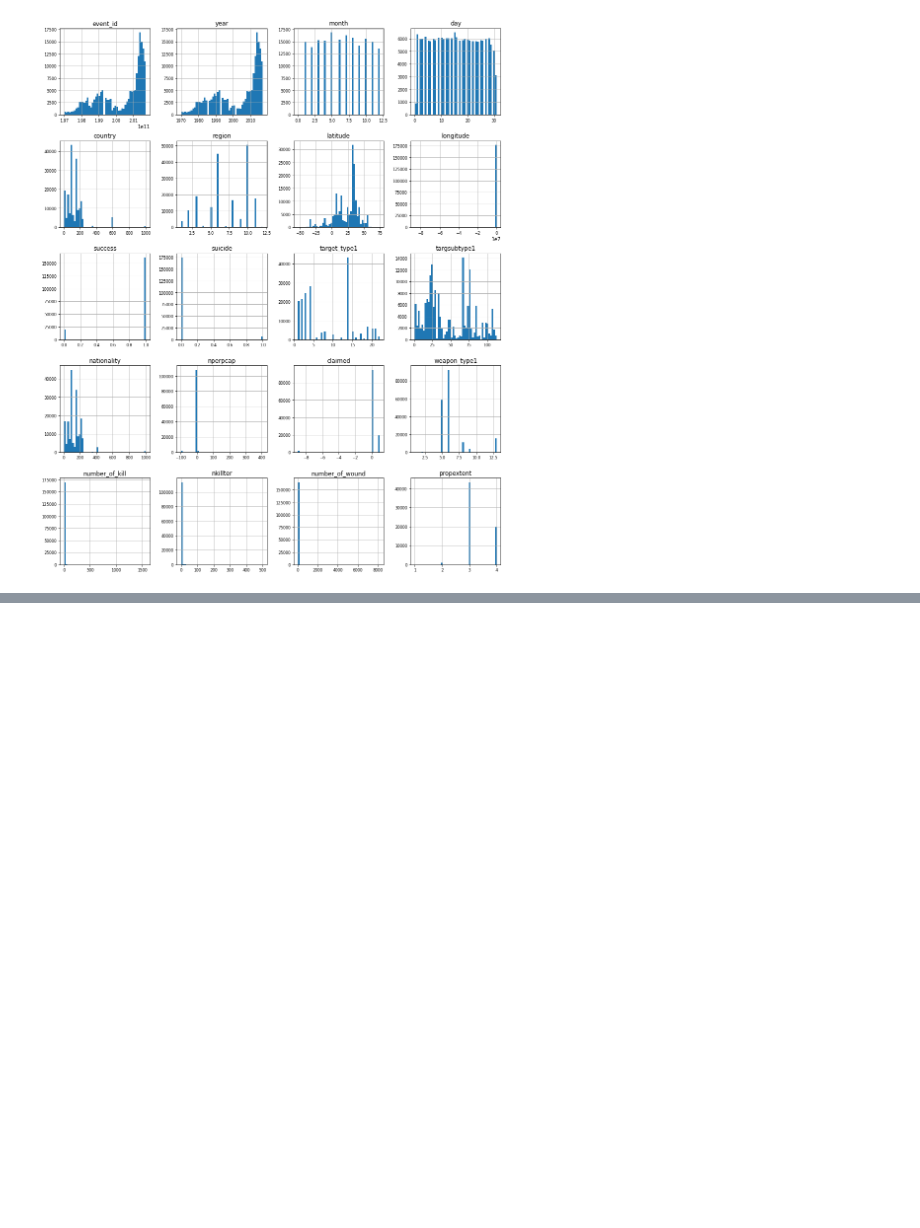
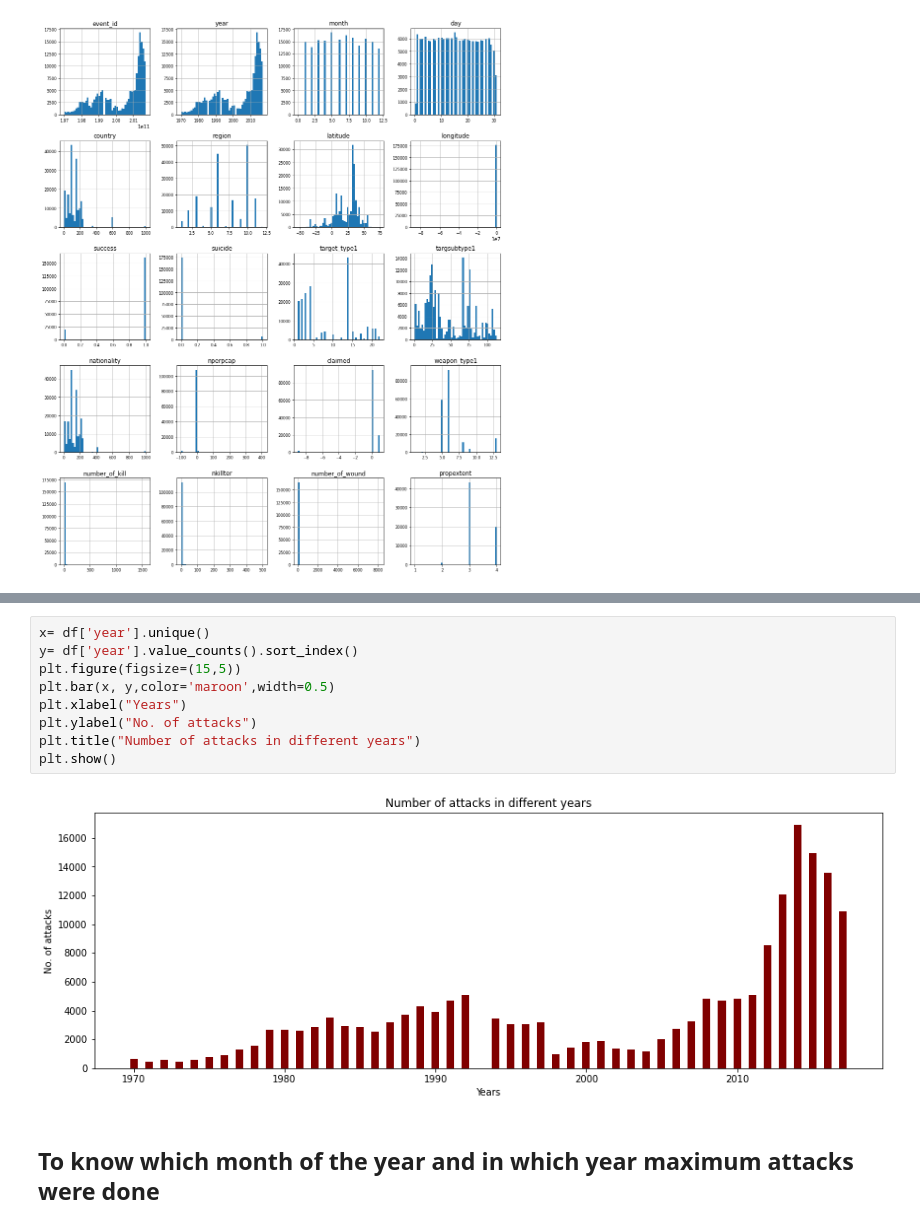
Before and after one commit to PratibhaSanganmath/EDA-Global_terrorism_analysis, a Jupyter notebook: EDA_Global_terrorism.ipynb, the cells around one changed output, grey strips where cells are left out. Saved outputs shown, nothing was run; the diff lists cells and outputs as text; blank space fills up the shorter version.

```diff
--- a/EDA_Global_terrorism.ipynb
+++ b/EDA_Global_terrorism.ipynb
@@ -158,0 +205,13 @@ df.hist(figsize=(16, 20), bins=50, xlabelsize=8, ylabelsize=8);
+# %%
+x= df['year'].unique()
+y= df['year'].value_counts().sort_index()
+plt.figure(figsize=(15,5))
+plt.bar(x, y,color='maroon',width=0.5)
+plt.xlabel("Years")
+plt.ylabel("No. of attacks")
+plt.title("Number of attacks in different years")
+plt.show()
+# %% [output]
+[figure, added]
+# %% [markdown]
+## To know which month of the year and in which year maximum attacks were done
```
Also changed, not shown: parts of 14 cells of this notebook.
